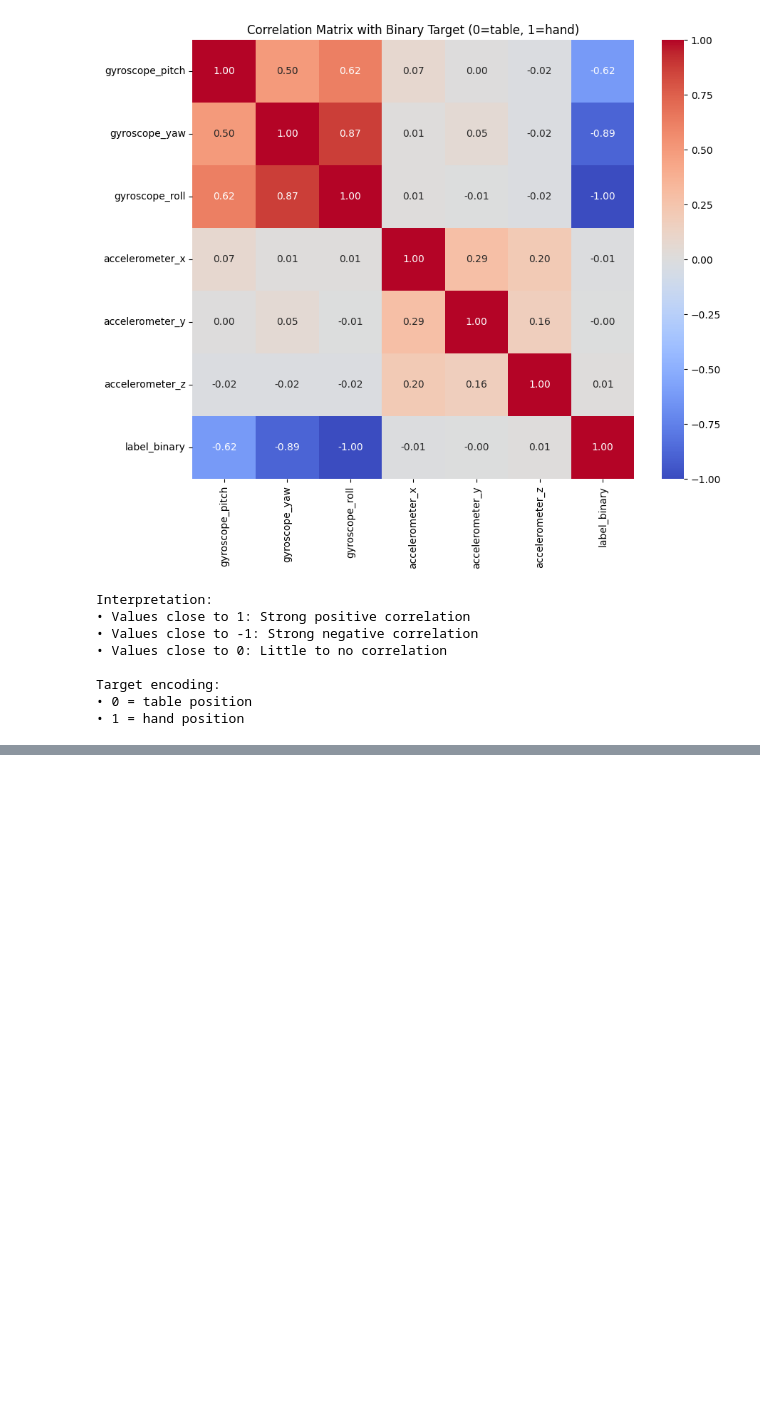
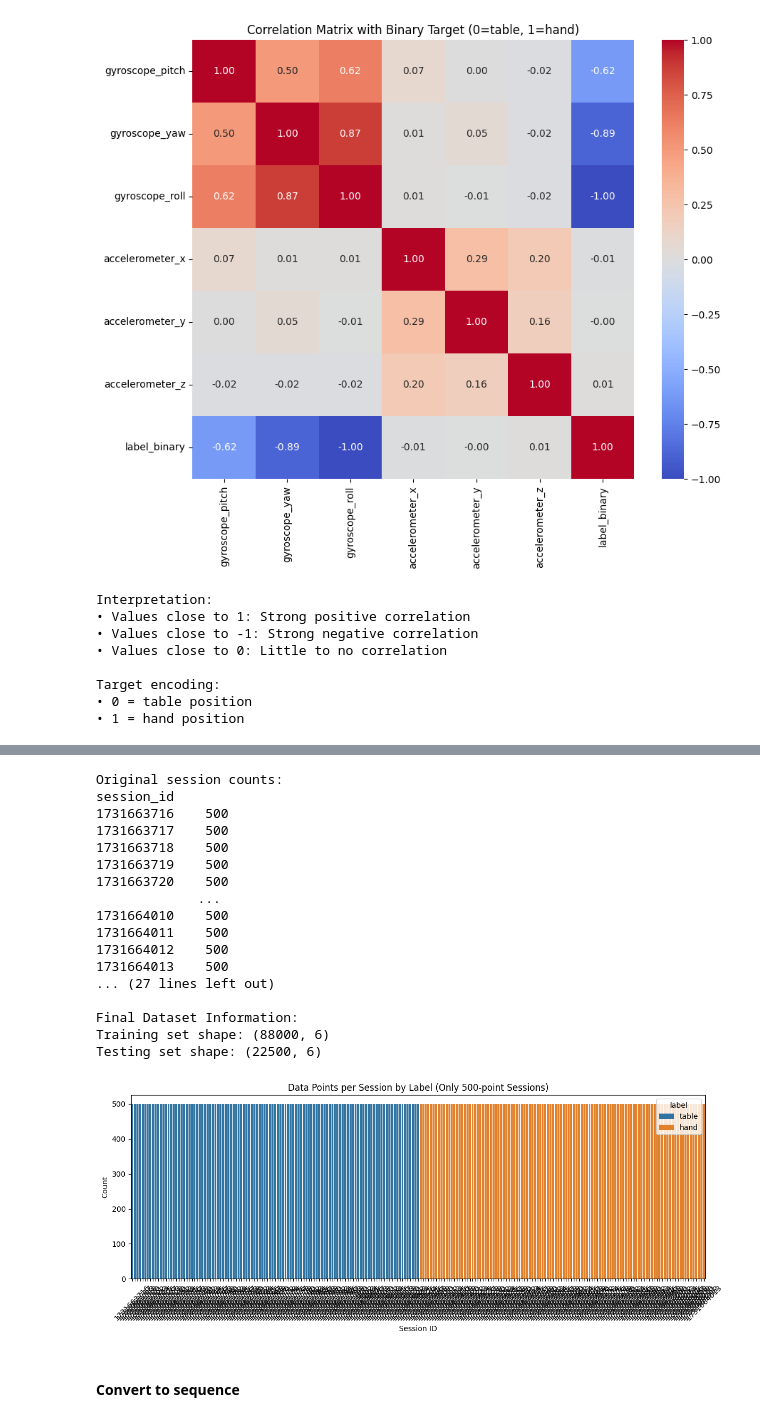
Before and after one commit to wayne-xyz/dualsense-rpi-demo, a Jupyter notebook: ml/model_t.ipynb, the cells around one changed output, grey strips where cells are left out. Cells and saved outputs as stored; diff of their text form; code cells hidden in the pictures; blank space fills up the shorter version.

Commit message:
on hand table model done

```diff
--- a/ml/model_t.ipynb
+++ b/ml/model_t.ipynb
@@ -241,0 +325,60 @@ Target encoding:
+# %%
+# First, get the count of data points per session
+session_counts = data_df.groupby('session_id').size()
+print("Original session counts:")
+print(session_counts)
+
+# Find sessions with exactly 500 points
+valid_sessions = session_counts[session_counts == 500].index
+print(f"\nNumber of sessions with exactly 500 points: {len(valid_sessions)}")
+
+# Filter the dataframe to keep only those sessions
+filtered_df = data_df[data_df['session_id'].isin(valid_sessions)].copy()
+
+# Verify the filtering
+print("\nAfter filtering - count per session:")
+print(filtered_df.groupby(['session_id', 'label']).size().unstack(fill_value=0))
+
+# Print summary
+print("\nSummary:")
+print(f"Original number of sessions: {len(data_df['session_id'].unique())}")
+print(f"Number of sessions after filtering: {len(filtered_df['session_id'].unique())}")
+print(f"Original number of data points: {len(data_df)}")
+print(f"Number of data points after filtering: {len(filtered_df)}")
+
+# Update your X and y with filtered data
+features = ['gyroscope_pitch', 'gyroscope_yaw', 'gyroscope_roll',
+           'accelerometer_x', 'accelerometer_y', 'accelerometer_z']
+
+# Convert label to binary (0 for 'table', 1 for 'hand')
+filtered_df['label_binary'] = (filtered_df['label'] == 'hand').astype(int)
+
+# Split sessions into train and test
+unique_sessions = filtered_df['session_id'].unique()
+train_sessions, test_sessions = train_test_split(
+    unique_sessions,
+    test_size=0.2,
+    random_state=42
+)
+
+# Split data based on sessions
+X_train = filtered_df[filtered_df['session_id'].isin(train_sessions)][features]
+X_test = filtered_df[filtered_df['session_id'].isin(test_sessions)][features]
+y_train = filtered_df[filtered_df['session_id'].isin(train_sessions)]['label_binary']
+y_test = filtered_df[filtered_df['session_id'].isin(test_sessions)]['label_binary']
+
+# Print final dataset information
+print("\nFinal Dataset Information:")
+print(f"Training set shape: {X_train.shape}")
+print(f"Testing set shape: {X_test.shape}")
+
+# Visualize the final distribution
+plt.figure(figsize=(12, 5))
+sns.countplot(data=filtered_df, x='session_id', hue='label')
+plt.title('Data Points per Session by Label (Only 500-point Sessions)')
+plt.xlabel('Session ID')
+plt.ylabel('Count')
+plt.xticks(rotation=45)
+plt.tight_layout()
+plt.show()
+# %% [output]
@@ -241,0 +387,20 @@ Target encoding:
+Original session counts:
+session_id
+1731663716    500
+1731663717    500
+1731663718    500
+1731663719    500
+1731663720    500
+             ...
+1731664010    500
+1731664011    500
+1731664012    500
+1731664013    500
+... (27 lines left out)
+
+Final Dataset Information:
+Training set shape: (88000, 6)
+Testing set shape: (22500, 6)
+[figure, added]
+# %% [markdown]
+#### Convert to sequence
```
Also changed, not shown: parts of 15 cells of this notebook, 1 other file.
